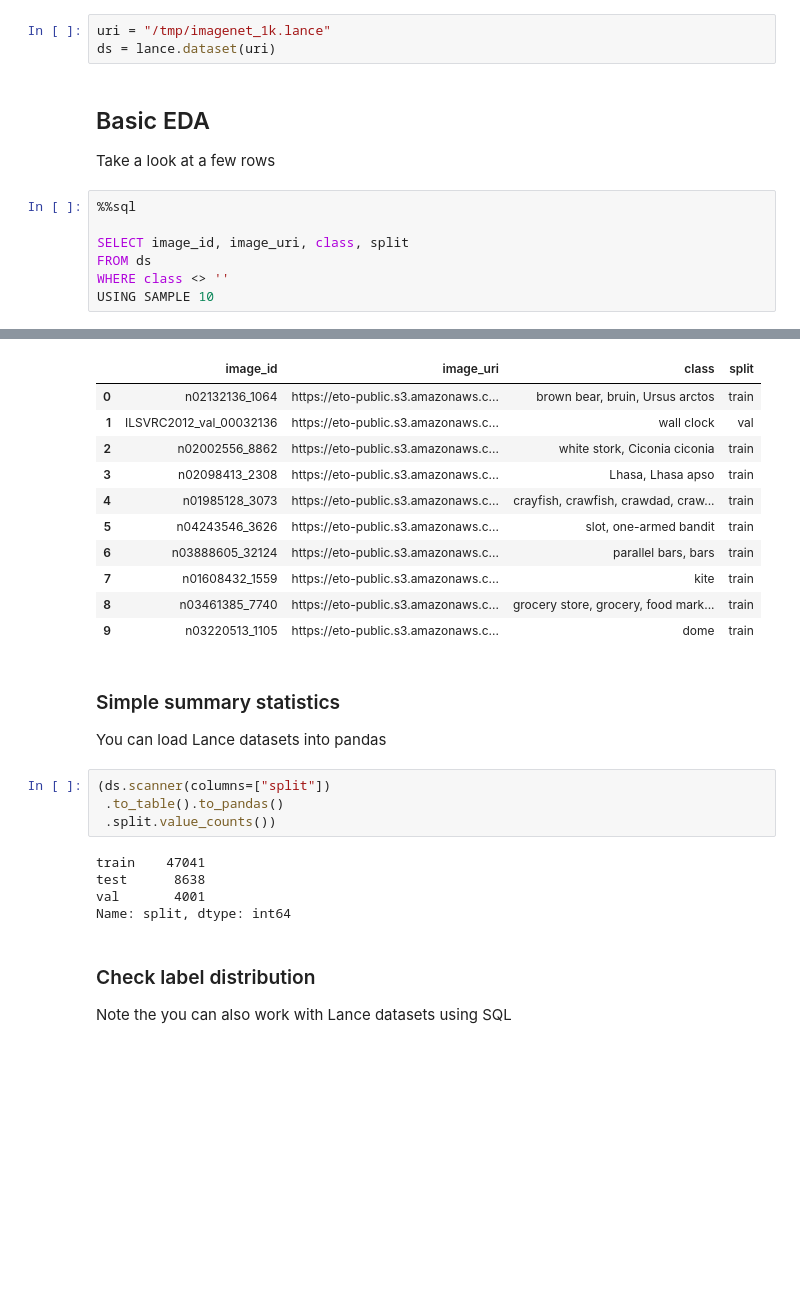
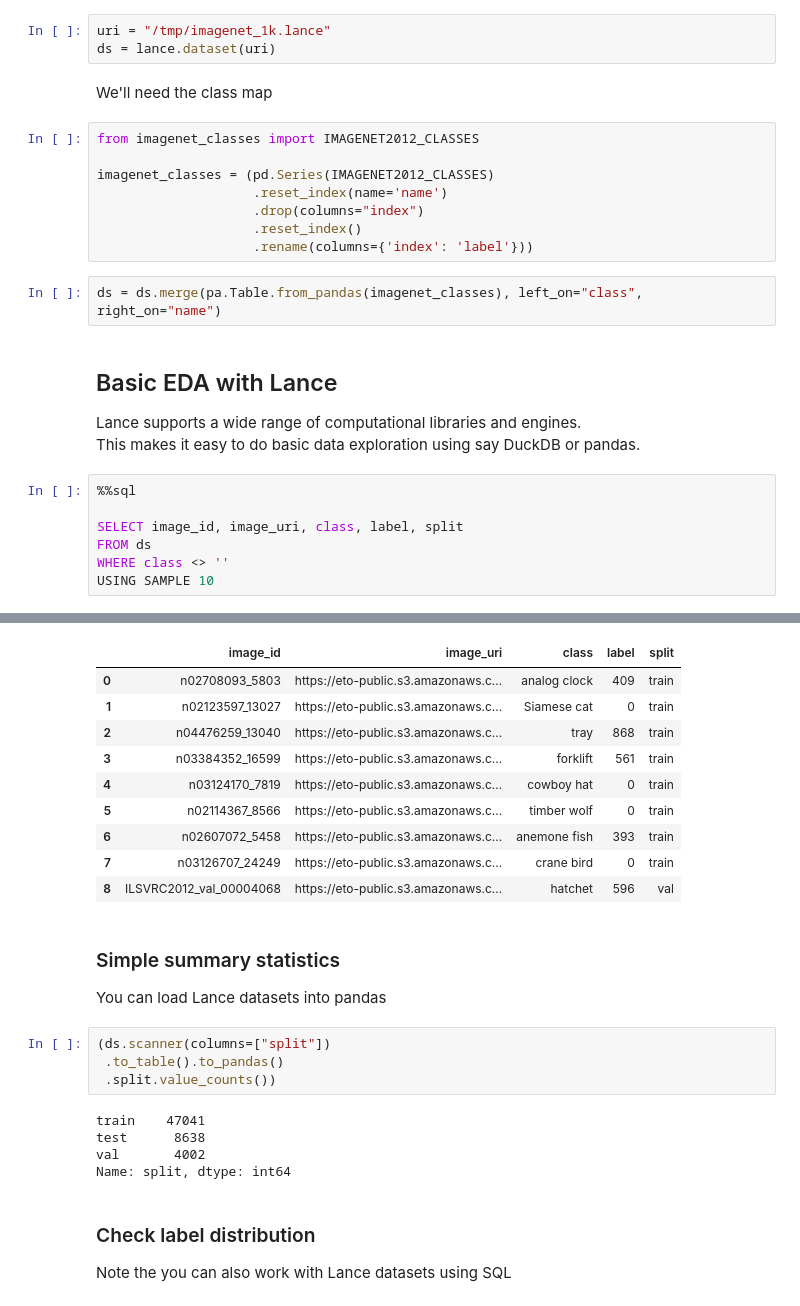
Before and after one commit to gsajko/lance, a Jupyter notebook: python/notebooks/imagenet.ipynb, the cells around one changed output, grey strips where cells are left out. Drawn from its saved outputs; the diff is of its cells as text; blank space fills up the shorter version.

```diff
--- a/python/notebooks/imagenet.ipynb
+++ b/python/notebooks/imagenet.ipynb
@@ -46,14 +51,27 @@ imagenet_classes["label"] = imagenet_classes.label.astype(int)
 # %%
 uri = "/tmp/imagenet_1k.lance"
 ds = lance.dataset(uri)
+# %% [markdown]
+We'll need the class map
+# %%
+from imagenet_classes import IMAGENET2012_CLASSES
+
+imagenet_classes = (pd.Series(IMAGENET2012_CLASSES)
+                    .reset_index(name='name')
+                    .drop(columns="index")
+                    .reset_index()
+                    .rename(columns={'index': 'label'}))
+# %%
+ds = ds.merge(pa.Table.from_pandas(imagenet_classes), left_on="class", right_on="name")
 # %% [markdown]
-## Basic EDA
+## Basic EDA with Lance
 
-Take a look at a few rows
+Lance supports a wide range of computational libraries and engines.<br/>
+This makes it easy to do basic data exploration using say DuckDB or pandas.
 # %%
 %%sql
 
-SELECT image_id, image_uri, class, split
+SELECT image_id, image_uri, class, label, split
 FROM ds
 WHERE class <> ''
 USING SAMPLE 10
@@ -62,14 +80,13 @@ Took 0.013126373291015625
-|  | image_id | image_uri | class | split |
-| 0 | n02132136_1064 | https://eto-public.s3.amazonaws.c... | brown bear, bruin, Ursus arctos | train |
-| 1 | ILSVRC2012_val_00032136 | https://eto-public.s3.amazonaws.c... | wall clock | val |
-| 2 | n02002556_8862 | https://eto-public.s3.amazonaws.c... | white stork, Ciconia ciconia | train |
-| 3 | n02098413_2308 | https://eto-public.s3.amazonaws.c... | Lhasa, Lhasa apso | train |
-| 4 | n01985128_3073 | https://eto-public.s3.amazonaws.c... | crayfish, crawfish, crawdad, craw... | train |
-| 5 | n04243546_3626 | https://eto-public.s3.amazonaws.c... | slot, one-armed bandit | train |
-| 6 | n03888605_32124 | https://eto-public.s3.amazonaws.c... | parallel bars, bars | train |
-| 7 | n01608432_1559 | https://eto-public.s3.amazonaws.c... | kite | train |
-| 8 | n03461385_7740 | https://eto-public.s3.amazonaws.c... | grocery store, grocery, food mark... | train |
-| 9 | n03220513_1105 | https://eto-public.s3.amazonaws.c... | dome | train |
+|  | image_id | image_uri | class | label | split |
+| 0 | n02708093_5803 | https://eto-public.s3.amazonaws.c... | analog clock | 409 | train |
+| 1 | n02123597_13027 | https://eto-public.s3.amazonaws.c... | Siamese cat | 0 | train |
+| 2 | n04476259_13040 | https://eto-public.s3.amazonaws.c... | tray | 868 | train |
+| 3 | n03384352_16599 | https://eto-public.s3.amazonaws.c... | forklift | 561 | train |
+| 4 | n03124170_7819 | https://eto-public.s3.amazonaws.c... | cowboy hat | 0 | train |
+| 5 | n02114367_8566 | https://eto-public.s3.amazonaws.c... | timber wolf | 0 | train |
+| 6 | n02607072_5458 | https://eto-public.s3.amazonaws.c... | anemone fish | 393 | train |
+| 7 | n03126707_24249 | https://eto-public.s3.amazonaws.c... | crane bird | 0 | train |
+| 8 | ILSVRC2012_val_00004068 | https://eto-public.s3.amazonaws.c... | hatchet | 596 | val |
 # %% [markdown]
 ### Simple summary statistics
 
@@ -81,7 +98,7 @@ You can load Lance datasets into pandas
 # %% [output]
 train    47041
 test      8638
-val       4001
+val       4002
 Name: split, dtype: int64
 # %% [markdown]
 ### Check label distribution
```
Also changed, not shown: parts of 52 cells of this notebook.
